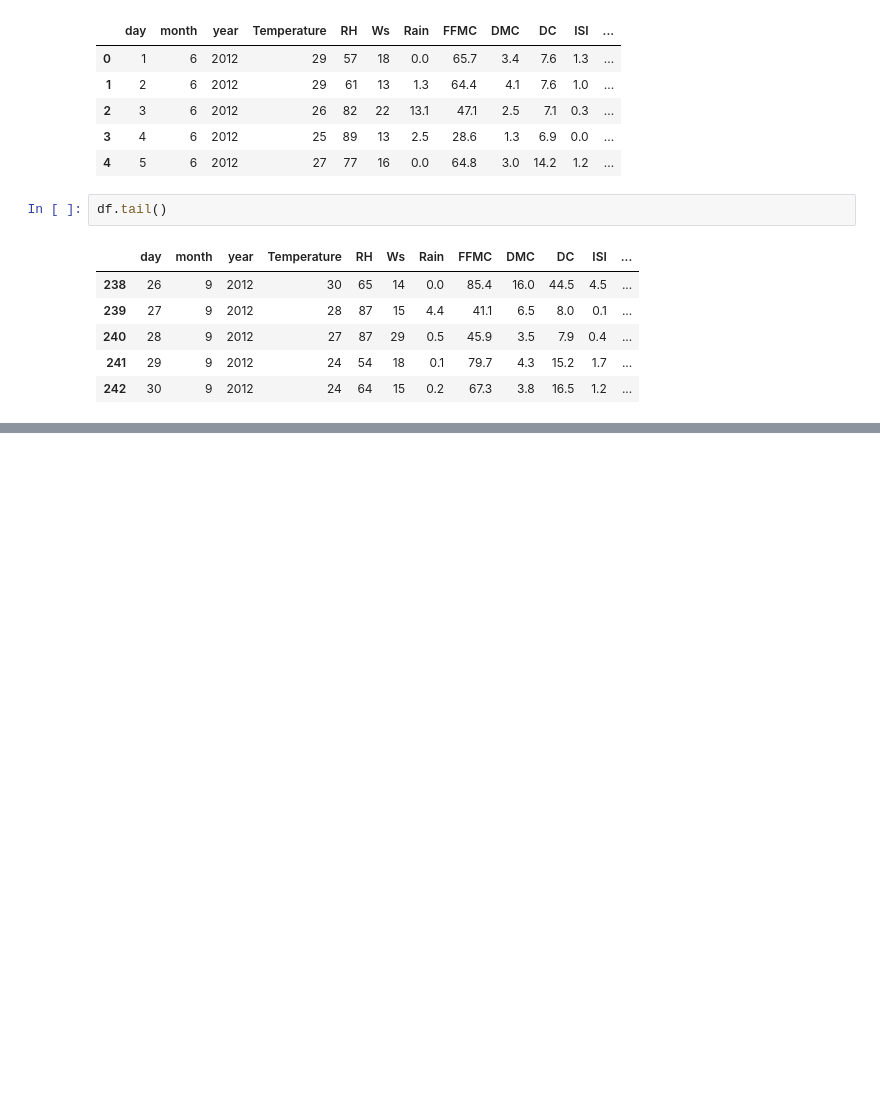
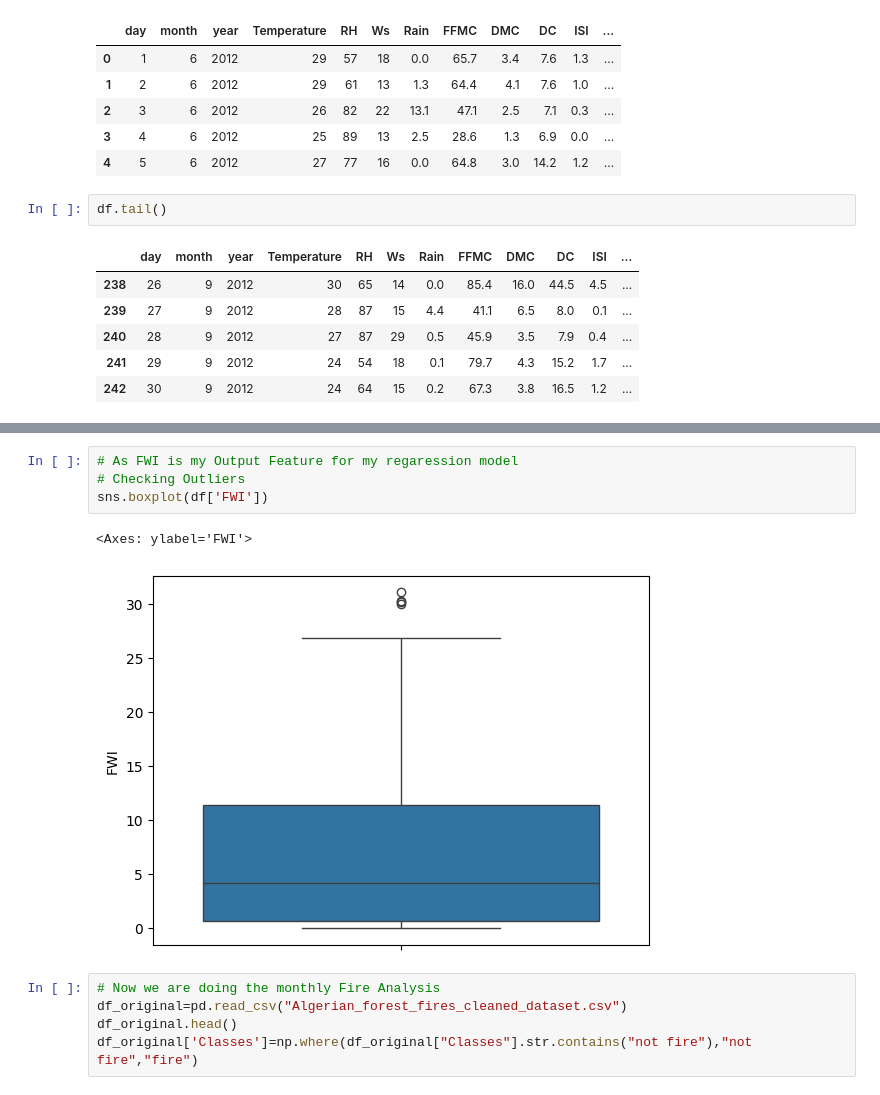
Before and after one commit to AmirHashmi017/MachineLearning-DeepLearning-NLP, a Jupyter notebook: Machine Learning/Ridge,Lasso And Elasticnet Algorithms/Ridge Lassso Elastic Regression Practicals/Ridge, Lasso Regression Implementation.ipynb, the cells around one changed output, grey strips where cells are left out. Cells and saved outputs as stored; diff of their text form; blank space fills up the shorter version.

Commit message:
EDA and Feature Engineering of Algerian_Forest_Dataset

```diff
--- a/Machine Learning/Ridge,Lasso And Elasticnet Algorithms/Ridge Lassso Elastic Regression Practicals/Ridge, Lasso Regression Implementation.ipynb
+++ b/Machine Learning/Ridge,Lasso And Elasticnet Algorithms/Ridge Lassso Elastic Regression Practicals/Ridge, Lasso Regression Implementation.ipynb
@@ -312,0 +406,12 @@ df.tail()
+# %%
+# As FWI is my Output Feature for my regaression model
+# Checking Outliers
+sns.boxplot(df['FWI'])
+# %% [output]
+<Axes: ylabel='FWI'>
+[figure, added]
+# %%
+# Now we are doing the monthly Fire Analysis
+df_original=pd.read_csv("Algerian_forest_fires_cleaned_dataset.csv")
+df_original.head()
+df_original['Classes']=np.where(df_original["Classes"].str.contains("not fire"),"not fire","fire")
```
Also changed, not shown: parts of 16 cells of this notebook, 1 other file.
